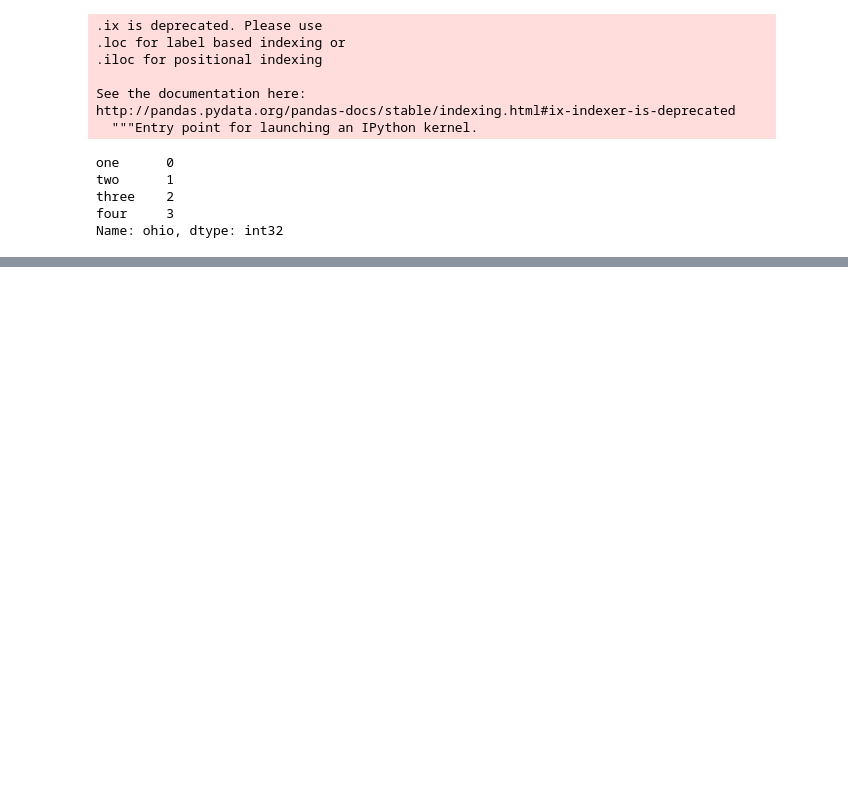
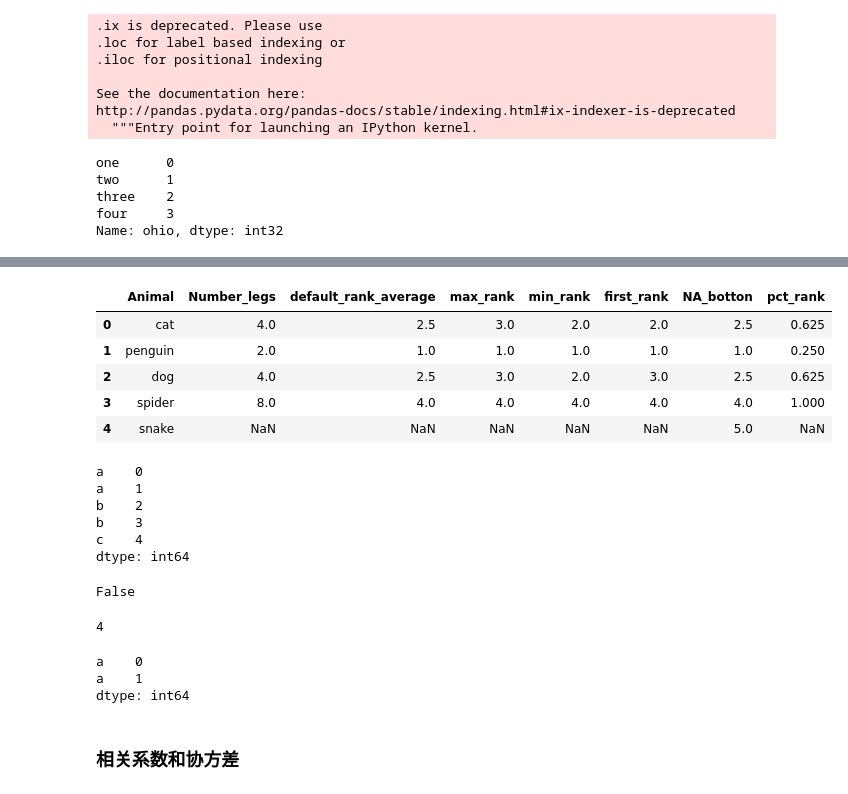
Before and after one commit to xuyagang/pycon, a Jupyter notebook: DA/Exercise/pandas.ipynb, the cells around one changed output, grey strips where cells are left out. Saved outputs shown, nothing was run; the diff lists cells and outputs as text; code cells hidden in the pictures; blank space fills up the shorter version.

```diff
--- a/DA/Exercise/pandas.ipynb
+++ b/DA/Exercise/pandas.ipynb
@@ -331,0 +688,4 @@ Name: ohio, dtype: int32
+# %%
+df = pd.DataFrame(data={'Animal': ['cat', 'penguin', 'dog', 'spider', 'snake'],
+                        'Number_legs': [4, 2, 4, 8, np.nan]})
+df
@@ -331,0 +699,41 @@ Name: ohio, dtype: int32
+# %%
+df['default_rank_average'] = df['Number_legs'].rank(method='average')
+df['max_rank'] = df['Number_legs'].rank(method='max')
+df['min_rank'] = df['Number_legs'].rank(method='min')
+df['first_rank'] = df['Number_legs'].rank(method='first')
+df['NA_botton'] = df['Number_legs'].rank(na_option='bottom')
+df['pct_rank']  = df['Number_legs'].rank(pct=True)
+df
+# %% [output]
+|  | Animal | Number_legs | default_rank_average | max_rank | min_rank | first_rank | NA_botton | pct_rank |
+| 0 | cat | 4.0 | 2.5 | 3.0 | 2.0 | 2.0 | 2.5 | 0.625 |
+| 1 | penguin | 2.0 | 1.0 | 1.0 | 1.0 | 1.0 | 1.0 | 0.250 |
+| 2 | dog | 4.0 | 2.5 | 3.0 | 2.0 | 3.0 | 2.5 | 0.625 |
+| 3 | spider | 8.0 | 4.0 | 4.0 | 4.0 | 4.0 | 4.0 | 1.000 |
+| 4 | snake | NaN | NaN | NaN | NaN | NaN | 5.0 | NaN |
+# %%
+obj = pd.Series(range(5), index=['a','a','b','b','c'])
+obj
+# %% [output]
+a    0
+a    1
+b    2
+b    3
+c    4
+dtype: int64
+# %%
+obj.index.is_unique
+# %% [output]
+False
+# %%
+obj['c']
+# %% [output]
+4
+# %%
+obj['a']
+# %% [output]
+a    0
+a    1
+dtype: int64
+# %% [markdown]
+### 相关系数和协方差
```
Also changed, not shown: parts of 63 cells of this notebook, 8 other files.
